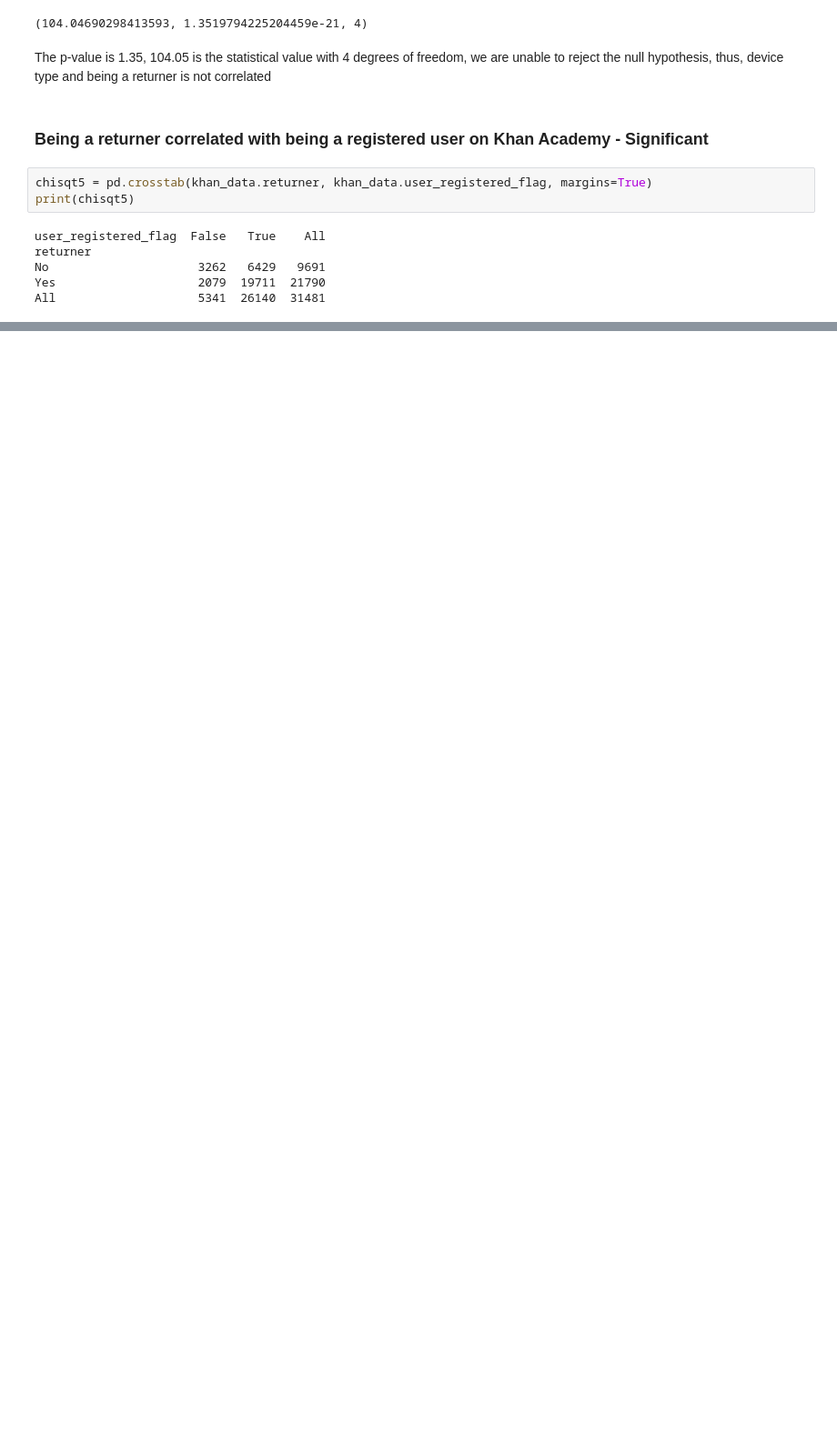
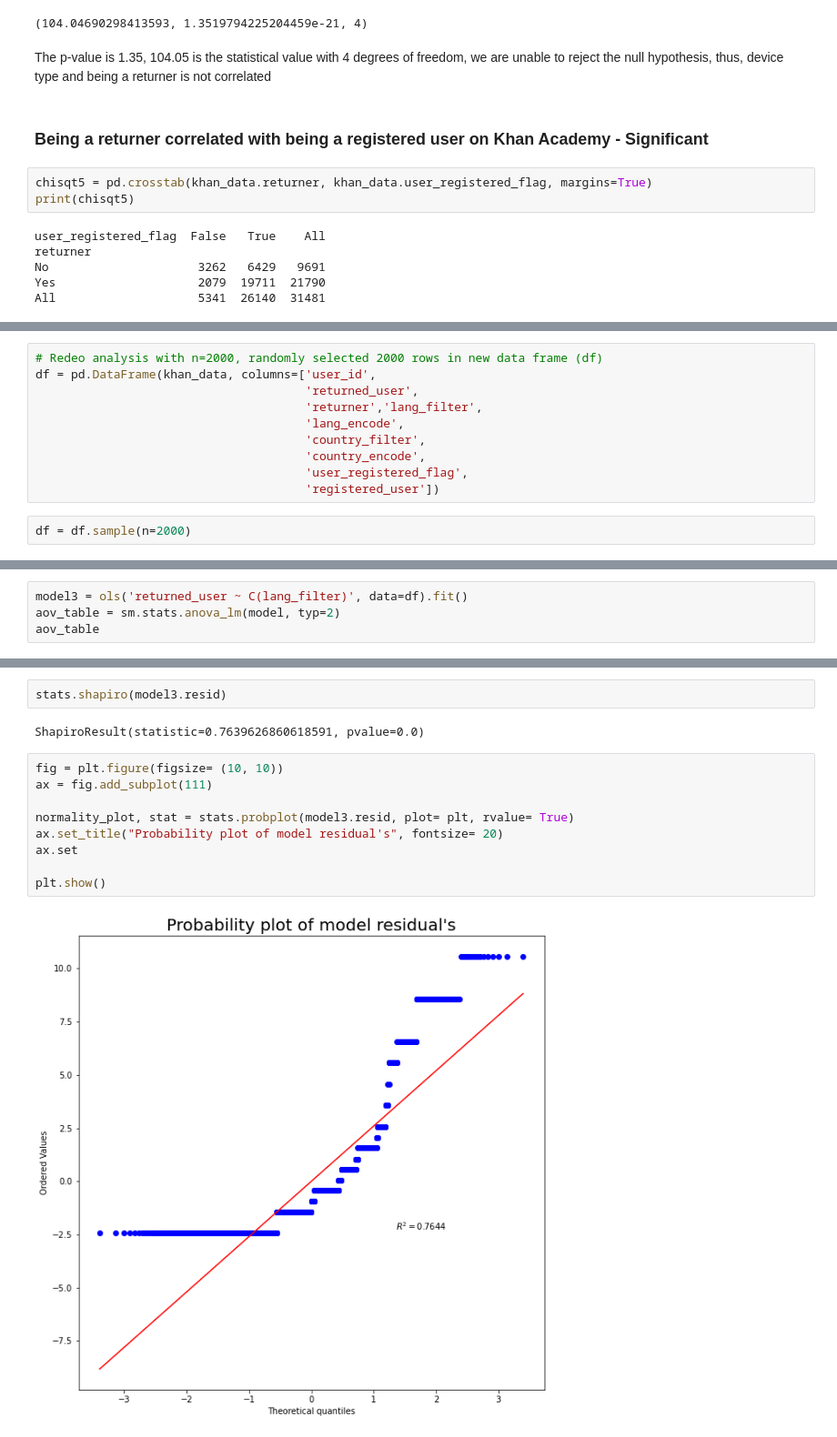
Before and after one commit to ni-mark/Khan_Academy_User_Retention_Behavior_Analysis, a Jupyter notebook: Khan Academy Behavior Analysis/Feature Analysis Engineering .ipynb, the cells around one changed output, grey strips where cells are left out. Shown: that part at 91% size. Drawn from its saved outputs; the diff is of its cells as text; blank space fills up the shorter version.

```diff
--- a/Khan Academy Behavior Analysis/Feature Analysis Engineering .ipynb
+++ b/Khan Academy Behavior Analysis/Feature Analysis Engineering .ipynb
@@ -252,0 +400,12 @@ The p-value is 0.0, 2769.91 is the statistical value with 2 degrees of freedom,
+# %%
+# Redeo analysis with n=2000, randomly selected 2000 rows in new data frame (df)
+df = pd.DataFrame(khan_data, columns=['user_id',
+                                      'returned_user',
+                                      'returner','lang_filter',
+                                      'lang_encode',
+                                      'country_filter',
+                                      'country_encode',
+                                      'user_registered_flag',
+                                      'registered_user'])
+# %%
+df = df.sample(n=2000)
@@ -252,0 +443,4 @@ The p-value is 0.0, 2769.91 is the statistical value with 2 degrees of freedom,
+# %%
+model3 = ols('returned_user ~ C(lang_filter)', data=df).fit()
+aov_table = sm.stats.anova_lm(model, typ=2)
+aov_table
@@ -252,0 +451,15 @@ The p-value is 0.0, 2769.91 is the statistical value with 2 degrees of freedom,
+# %%
+stats.shapiro(model3.resid)
+# %% [output]
+ShapiroResult(statistic=0.7639626860618591, pvalue=0.0)
+# %%
+fig = plt.figure(figsize= (10, 10))
+ax = fig.add_subplot(111)
+
+normality_plot, stat = stats.probplot(model3.resid, plot= plt, rvalue= True)
+ax.set_title("Probability plot of model residual's", fontsize= 20)
+ax.set
+
+plt.show()
+# %% [output]
+[figure, added]
```
Also changed, not shown: parts of 58 cells of this notebook.
